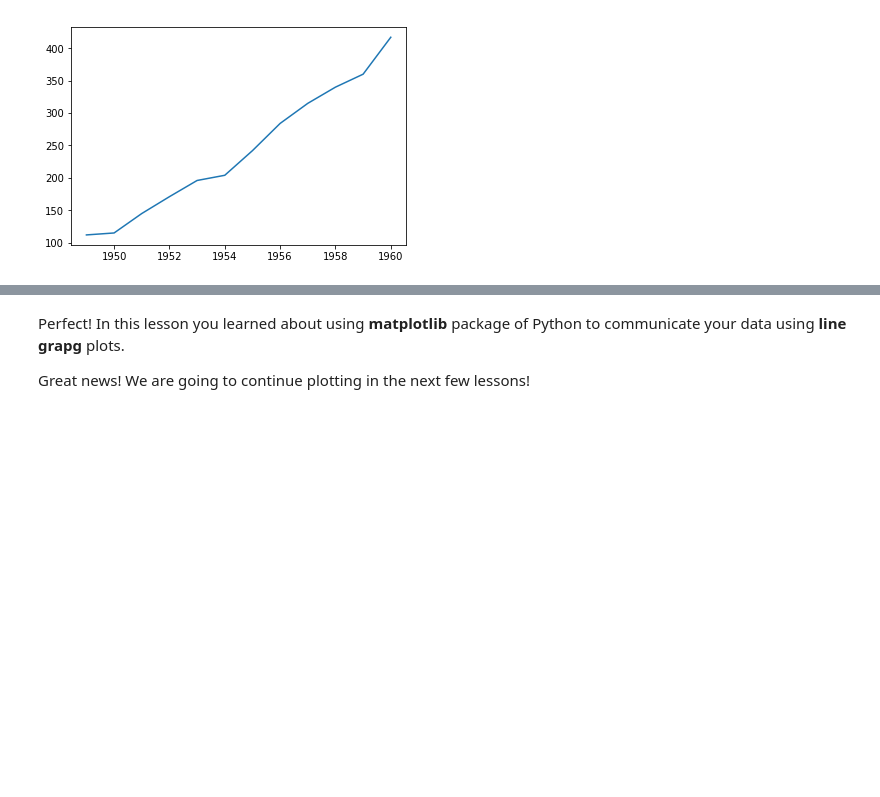
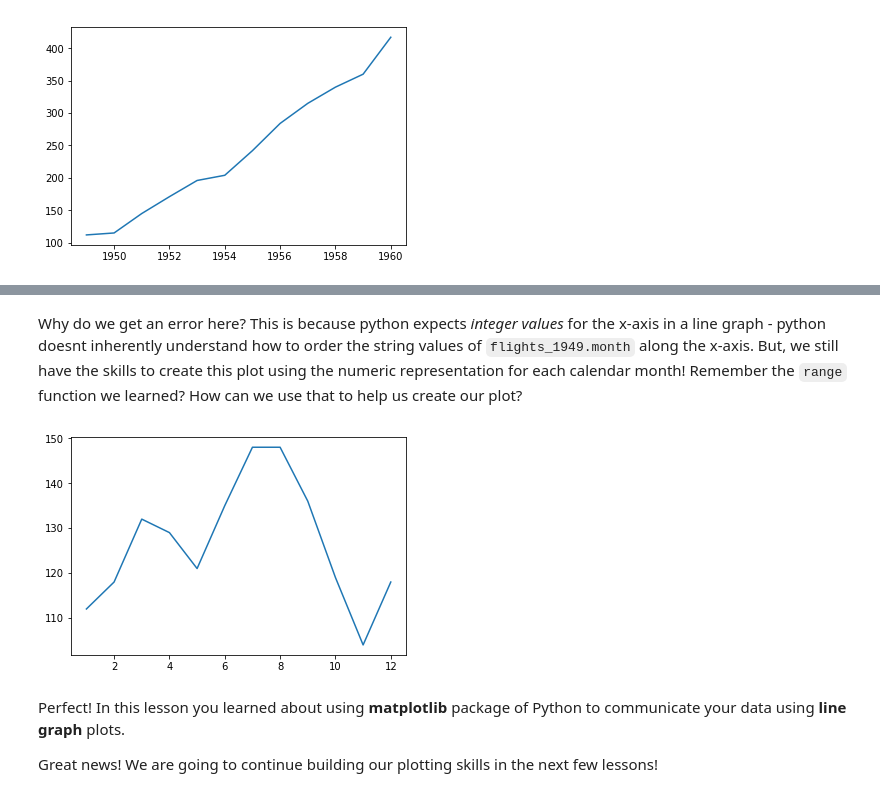
Before and after one commit to GWC-DCMB/ClubCurriculum, a Jupyter notebook: Lessons/Keys/KEY_Lesson18_Matplotlib_Intro.ipynb, the cells around one changed output, grey strips where cells are left out. Drawn from its saved outputs; the diff is of its cells as text; code cells hidden in the pictures; blank space fills up the shorter version.

Commit message:
edited Lessons/Keys for Lessons 7,8,9,18

```diff
--- a/Lessons/Keys/KEY_Lesson18_Matplotlib_Intro.ipynb
+++ b/Lessons/Keys/KEY_Lesson18_Matplotlib_Intro.ipynb
@@ -91,4 +113,13 @@ plt.show()
+# %% [markdown]
+Why do we get an error here? This is because python expects *integer values* for the x-axis in a line graph - python doesnt inherently understand how to order the string values of `flights_1949.month` along the x-axis. But, we still have the skills to create this plot using the numeric representation for each calendar month! Remember the `range` function we learned? How can we use that to help us create our plot?
+# %%
+# create numeric x-axis using range()
+fig, ax = plt.subplots()
+ax.plot(range(1,len(flights_1949.month)+1), flights_1949.passengers)
+plt.show()
+# %% [output]
+[figure, added]
 # %% [markdown]
-Perfect! In this lesson you learned about using **matplotlib** package of Python to communicate your data using **line grapg** plots.<br>
+Perfect! In this lesson you learned about using **matplotlib** package of Python to communicate your data using **line graph** plots.
 
-Great news! We are going to continue plotting in the next few lessons!
+Great news! We are going to continue building our plotting skills in the next few lessons!
```
Also changed, not shown: parts of 17 cells of this notebook, 11 other files.
